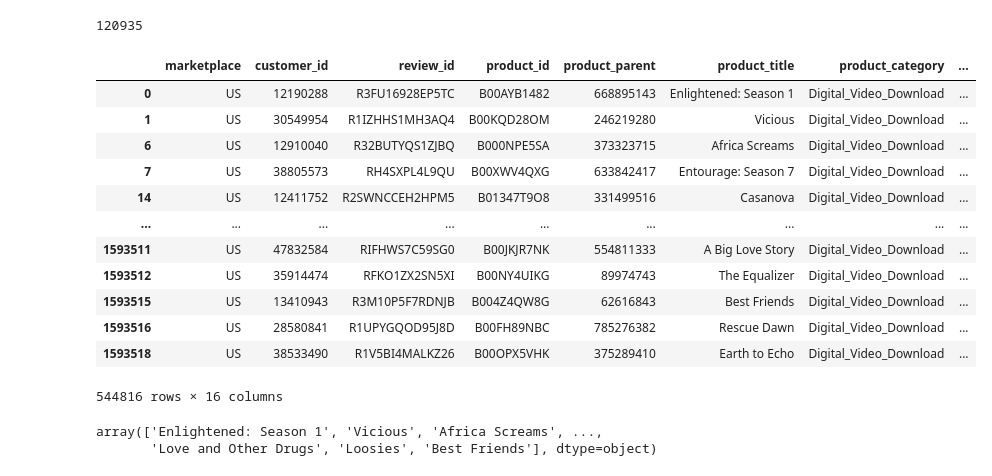
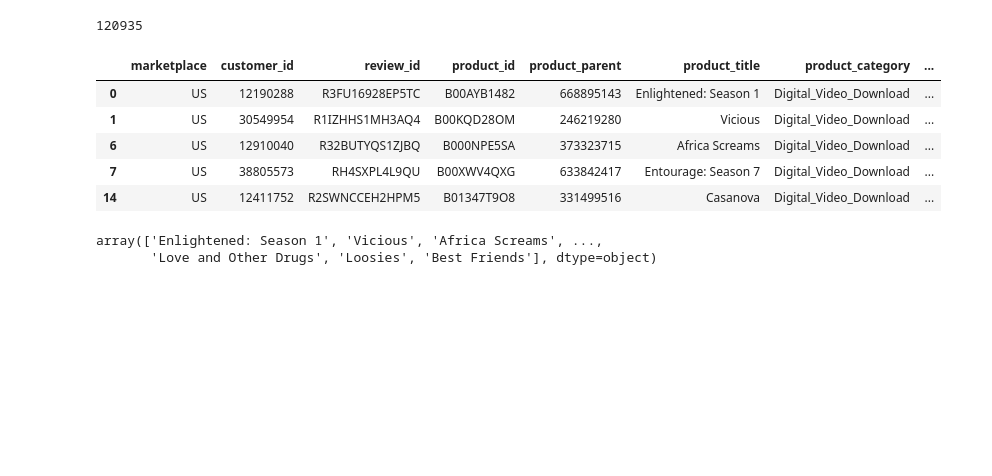
Before and after one commit to gracewainaina/CS396_Data_Science, a Jupyter notebook: videos_dvd_eda.ipynb, the cells around one changed output. Saved outputs shown, nothing was run; the diff lists cells and outputs as text; code cells hidden in the pictures; blank space fills up the shorter version.

```diff
--- a/videos_dvd_eda.ipynb
+++ b/videos_dvd_eda.ipynb
@@ -122,22 +122,16 @@ len(dvd_2015['product_title'].unique())
 # %% [output]
 120935
 # %%
+# movies/ series found in both digital videos and DVDs
 issa_match_videos = videos_2015[videos_2015['product_title'].isin(dvd_2015['product_title']) == True]
-issa_match_videos
+issa_match_videos.head()
 # %% [output]
 |  | marketplace | customer_id | review_id | product_id | product_parent | product_title | product_category | ... |
 | 0 | US | 12190288 | R3FU16928EP5TC | B00AYB1482 | 668895143 | Enlightened: Season 1 | Digital_Video_Download | ... |
 | 1 | US | 30549954 | R1IZHHS1MH3AQ4 | B00KQD28OM | 246219280 | Vicious | Digital_Video_Download | ... |
 | 6 | US | 12910040 | R32BUTYQS1ZJBQ | B000NPE5SA | 373323715 | Africa Screams | Digital_Video_Download | ... |
 | 7 | US | 38805573 | RH4SXPL4L9QU | B00XWV4QXG | 633842417 | Entourage: Season 7 | Digital_Video_Download | ... |
 | 14 | US | 12411752 | R2SWNCCEH2HPM5 | B01347T9O8 | 331499516 | Casanova | Digital_Video_Download | ... |
-| ... | ... | ... | ... | ... | ... | ... | ... | ... |
-| 1593511 | US | 47832584 | RIFHWS7C59SG0 | B00JKJR7NK | 554811333 | A Big Love Story | Digital_Video_Download | ... |
-| 1593512 | US | 35914474 | RFKO1ZX2SN5XI | B00NY4UIKG | 89974743 | The Equalizer | Digital_Video_Download | ... |
-| 1593515 | US | 13410943 | R3M10P5F7RDNJB | B004Z4QW8G | 62616843 | Best Friends | Digital_Video_Download | ... |
-| 1593516 | US | 28580841 | R1UPYGQOD95J8D | B00FH89NBC | 785276382 | Rescue Dawn | Digital_Video_Download | ... |
-| 1593518 | US | 38533490 | R1V5BI4MALKZ26 | B00OPX5VHK | 375289410 | Earth to Echo | Digital_Video_Download | ... |
-544816 rows × 16 columns
 # %%
 titles = issa_match_videos['product_title'].unique()
 titles
```
Also changed, not shown: parts of 60 cells of this notebook.
